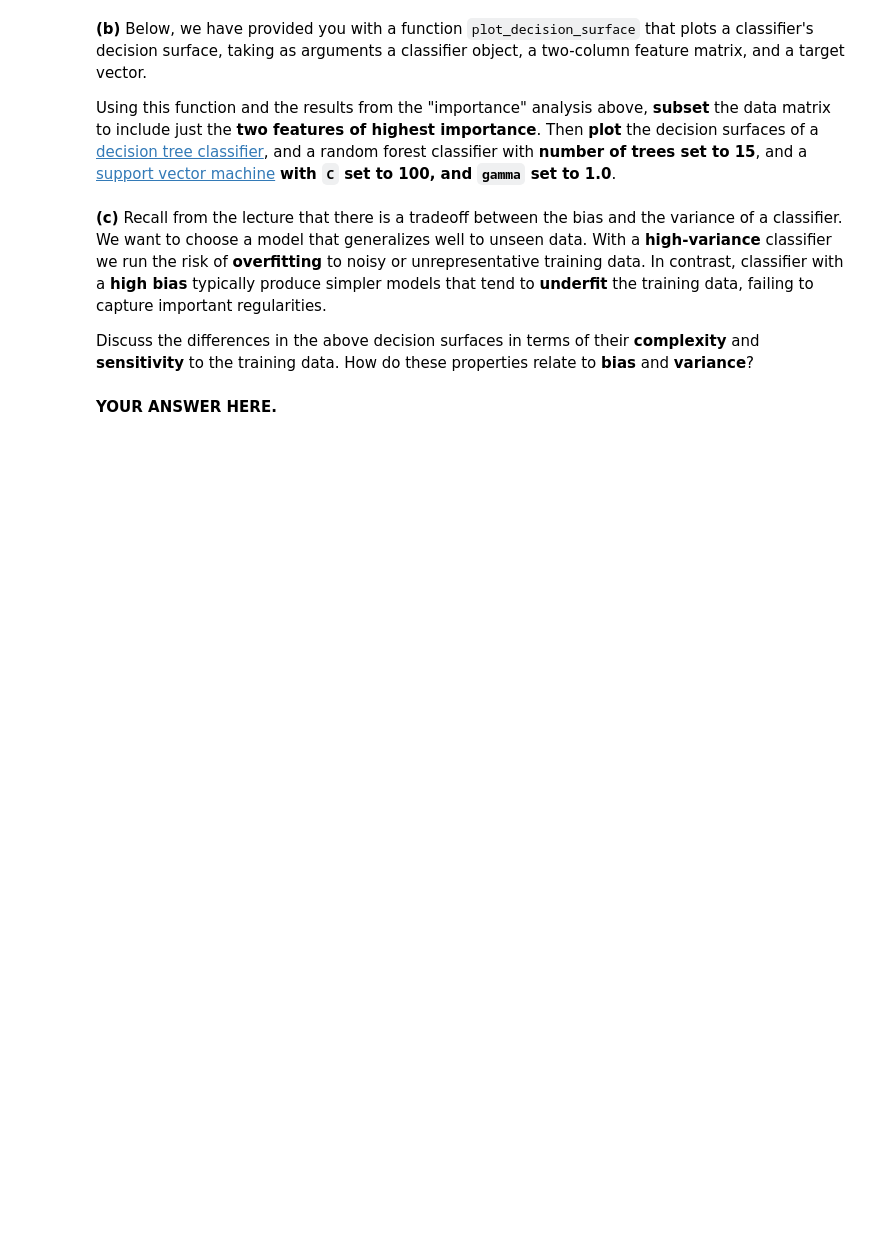
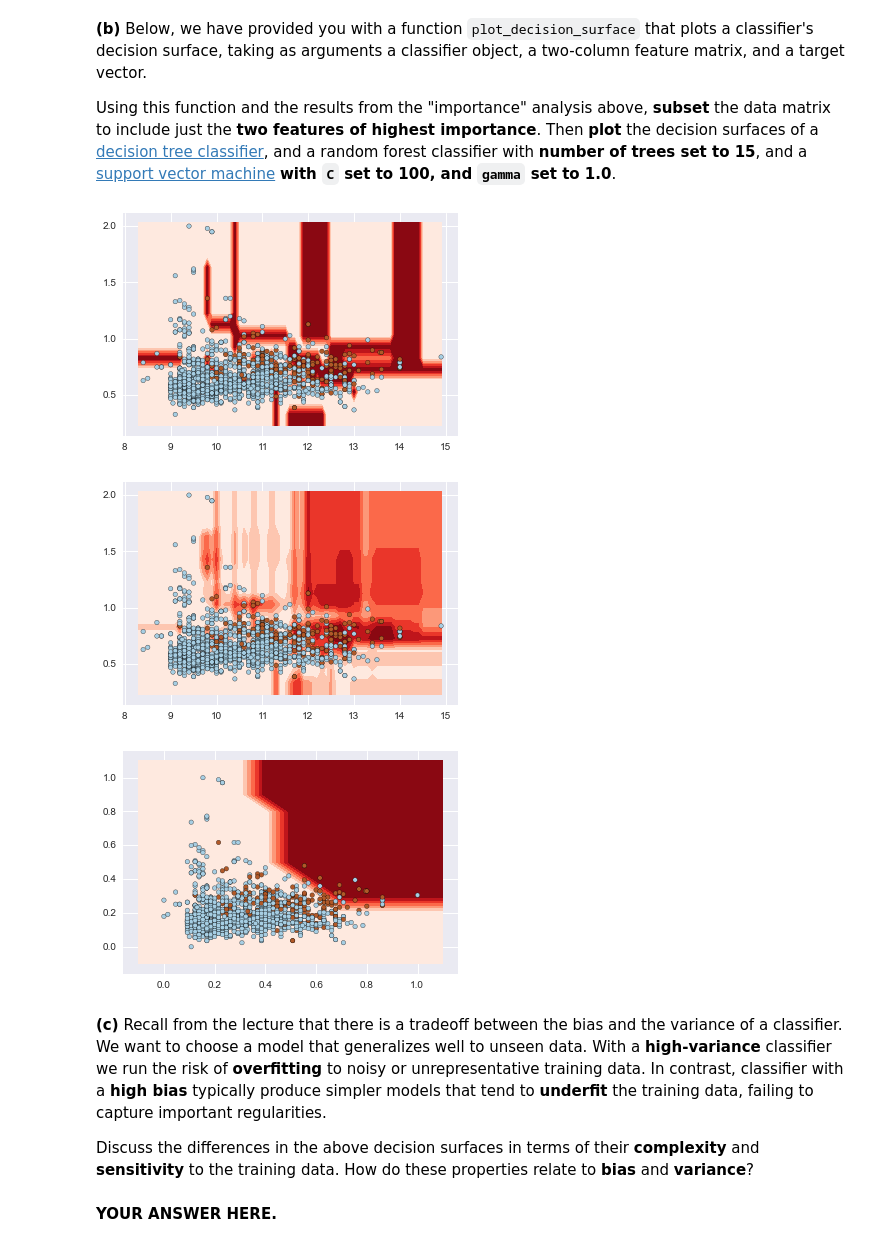
Before and after one commit to dimagalat/CSCI_E-109, a Jupyter notebook: homework/santos_n_hw5/HW5.ipynb, the cells around one changed output. Cells and saved outputs as stored; diff of their text form; code cells hidden in the pictures; blank space fills up the shorter version.

```diff
--- a/homework/santos_n_hw5/HW5.ipynb
+++ b/homework/santos_n_hw5/HW5.ipynb
@@ -305,32 +329,46 @@ As you did in the last question, train a random forest classifier on the wine da
 
 Using this function and the results from the "importance" analysis above, **subset** the data matrix to include just the **two features of highest importance**. Then **plot** the decision surfaces of a <a href='http://scikit-learn.org/stable/modules/generated/sklearn.tree.DecisionTreeClassifier.html#sklearn.tree.DecisionTreeClassifier'>decision tree classifier</a>,  and a random forest classifier with **number of trees set to 15**, and a <a href='http://scikit-learn.org/stable/modules/generated/sklearn.svm.SVC.html#sklearn.svm.SVC'> support vector machine</a> **with `C` set to 100, and `gamma` set to 1.0**.
 # %%
+from sklearn.svm import SVC
 from sklearn.tree import DecisionTreeClassifier
 import sklearn.linear_model
-import sklearn.svm
 
 def plot_decision_surface(clf, X_train, Y_train):
     plot_step=0.1
 
     if X_train.shape[1] != 2:
         raise ValueError("X_train should have exactly 2 columnns!")
 
     x_min, x_max = X_train[:, 0].min() - plot_step, X_train[:, 0].max() + plot_step
     y_min, y_max = X_train[:, 1].min() - plot_step, X_train[:, 1].max() + plot_step
     xx, yy = np.meshgrid(np.arange(x_min, x_max, plot_step),
                          np.arange(y_min, y_max, plot_step))
 
     clf.fit(X_train,Y_train)
     if hasattr(clf, 'predict_proba'):
         Z = clf.predict_proba(np.c_[xx.ravel(), yy.ravel()])[:,1]
     else:
         Z = clf.predict(np.c_[xx.ravel(), yy.ravel()])
     Z = Z.reshape(xx.shape)
     cs = plt.contourf(xx, yy, Z, cmap=plt.cm.Reds)
-    plt.scatter(X_train[:,0],X_train[:,1],c=Y,cmap=plt.cm.Paired)
+    plt.scatter(X_train[:,0],X_train[:,1],c=Y_train,cmap=plt.cm.Paired)
     plt.show()
 
-## your code here
+X_train = reds[[f1, f2]].as_matrix()
+X_train_minmax = sklearn.preprocessing.MinMaxScaler().fit_transform(X_train)
+Y_train = (reds.quality >= 7).astype(np.int64)
+
+dfc = DecisionTreeClassifier(random_state=69).fit(X_train, Y_train)
+rfc = RandomForestClassifier(15, random_state=69).fit(X_train, Y_train)
+svc = SVC(C=100, gamma=1.0).fit(X_train, Y_train)
+
+plot_decision_surface(dfc, X_train, Y_train)
+plot_decision_surface(rfc, X_train, Y_train)
+plot_decision_surface(svc, X_train_minmax, Y_train)
+# %% [output]
+[figure, added]
+[figure, added]
+[figure, added]
 # %% [markdown]
 **(c)** Recall from the lecture that there is a tradeoff between the bias and the variance of a classifier. We want to choose a model that generalizes well to unseen data. With a **high-variance** classifier we run the risk of **overfitting** to noisy or unrepresentative training data. In contrast, classifier with a **high bias** typically produce simpler models that tend to **underfit** the training data, failing to capture important regularities.
 
```
Also changed, not shown: parts of 5 cells of this notebook.
